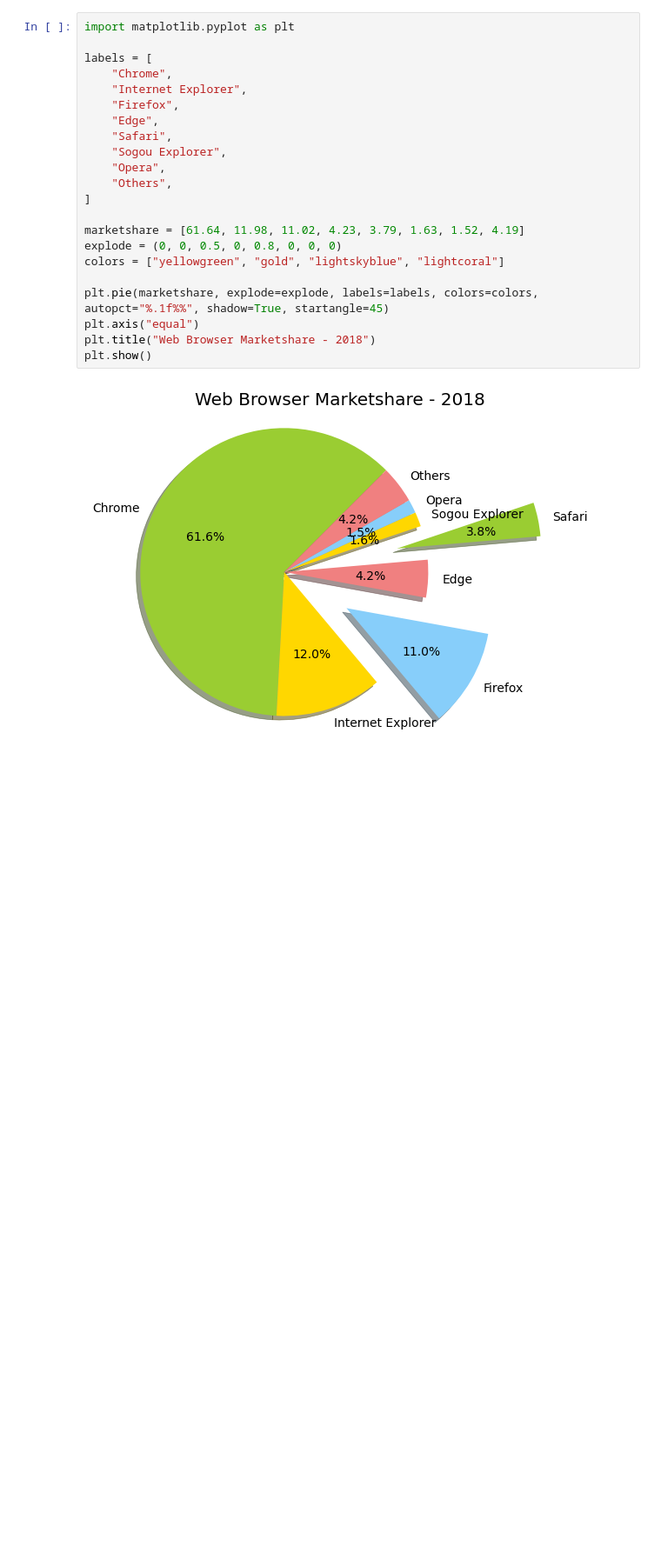
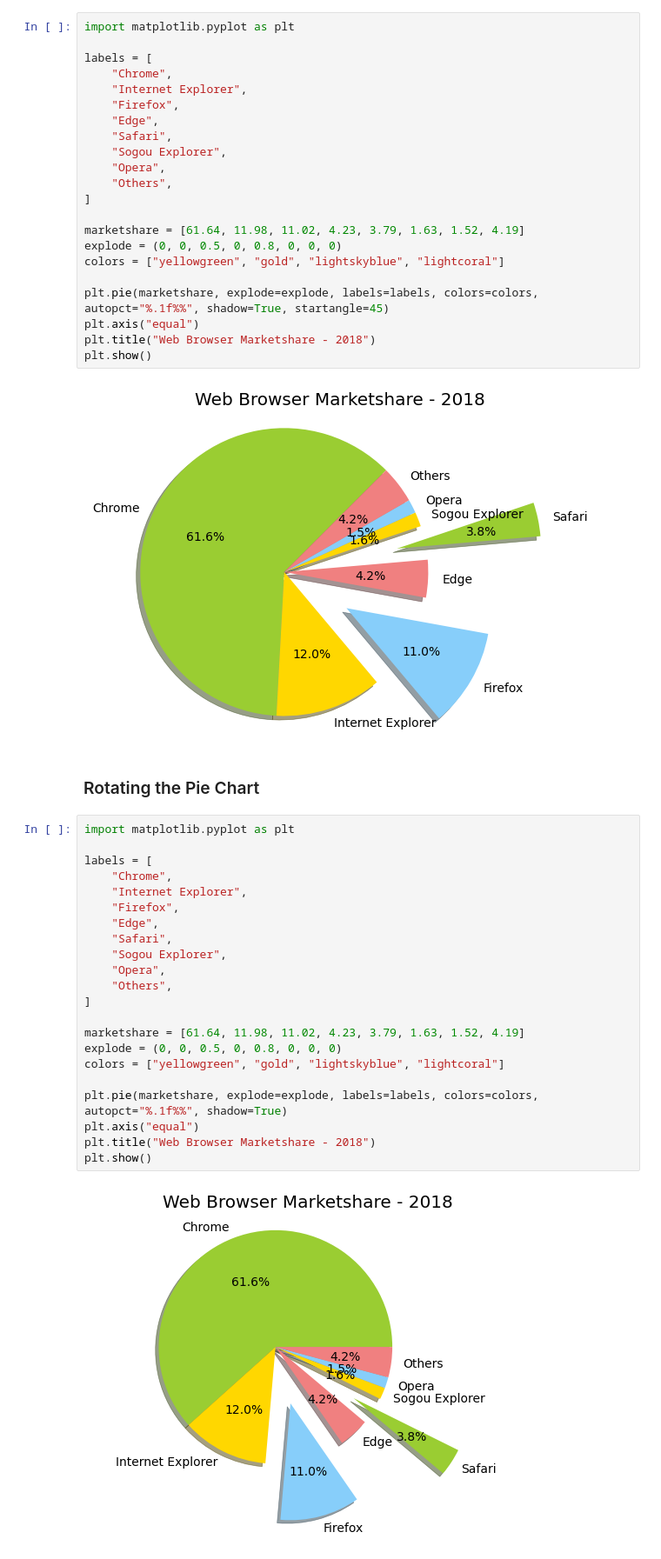
Before and after one commit to takuyatsuchida/book-python-machine-learning, a Jupyter notebook: chapter04.ipynb, the cells around one changed output. Shown at 87% size. Drawn from its saved outputs; the diff is of its cells as text; blank space fills up the shorter version.

Commit message:
Add "Rotating the Pie Chart" subsection

```diff
--- a/chapter04.ipynb
+++ b/chapter04.ipynb
@@ -444,3 +444,29 @@ plt.title("Web Browser Marketshare - 2018")
 plt.show()
 # %% [output]
 [figure]
+# %% [markdown]
+### Rotating the Pie Chart
+# %%
+import matplotlib.pyplot as plt
+
+labels = [
+    "Chrome",
+    "Internet Explorer",
+    "Firefox",
+    "Edge",
+    "Safari",
+    "Sogou Explorer",
+    "Opera",
+    "Others",
+]
+
+marketshare = [61.64, 11.98, 11.02, 4.23, 3.79, 1.63, 1.52, 4.19]
+explode = (0, 0, 0.5, 0, 0.8, 0, 0, 0)
+colors = ["yellowgreen", "gold", "lightskyblue", "lightcoral"]
+
+plt.pie(marketshare, explode=explode, labels=labels, colors=colors, autopct="%.1f%%", shadow=True)
+plt.axis("equal")
+plt.title("Web Browser Marketshare - 2018")
+plt.show()
+# %% [output]
+[figure, added]
```
